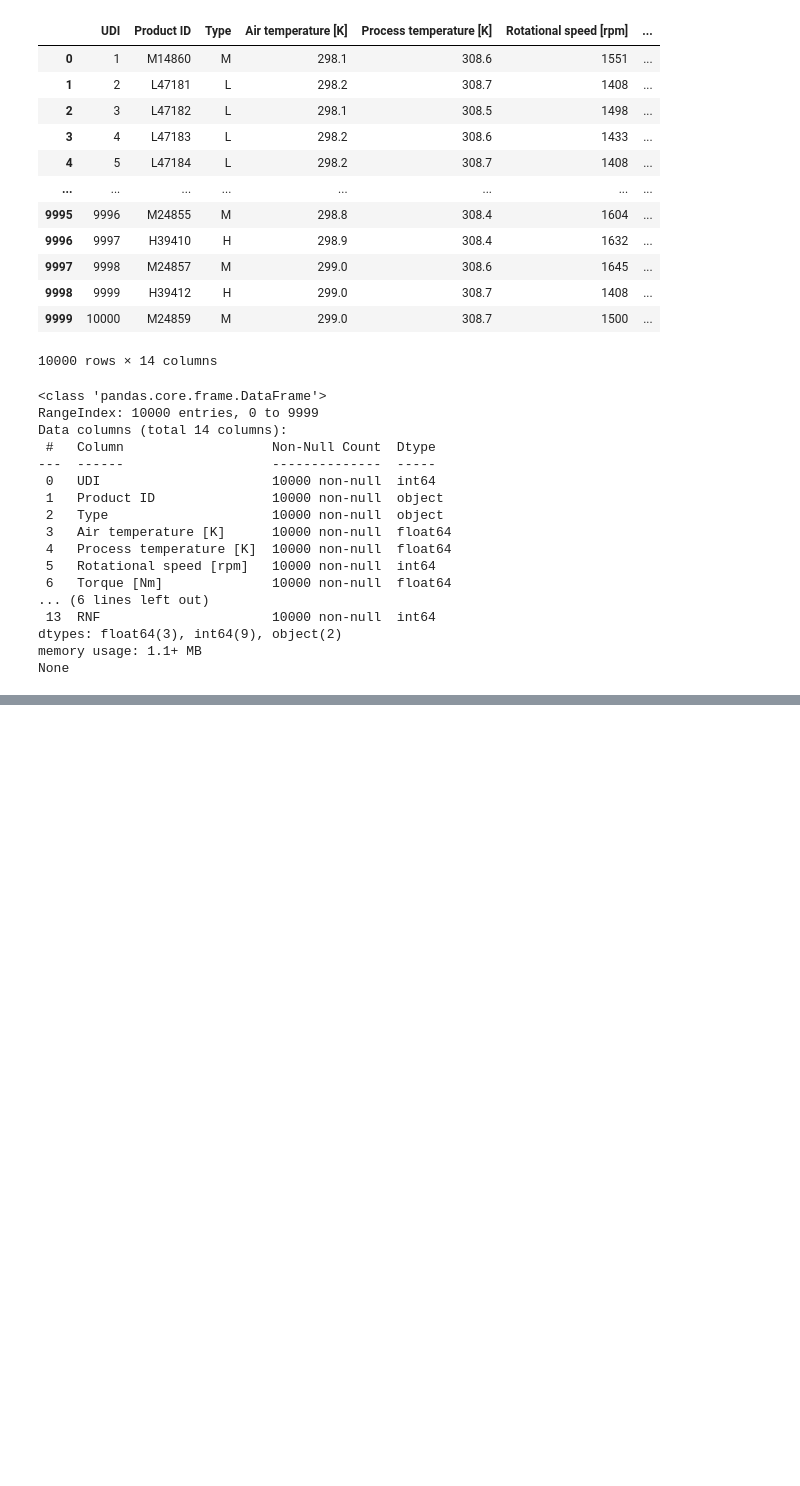
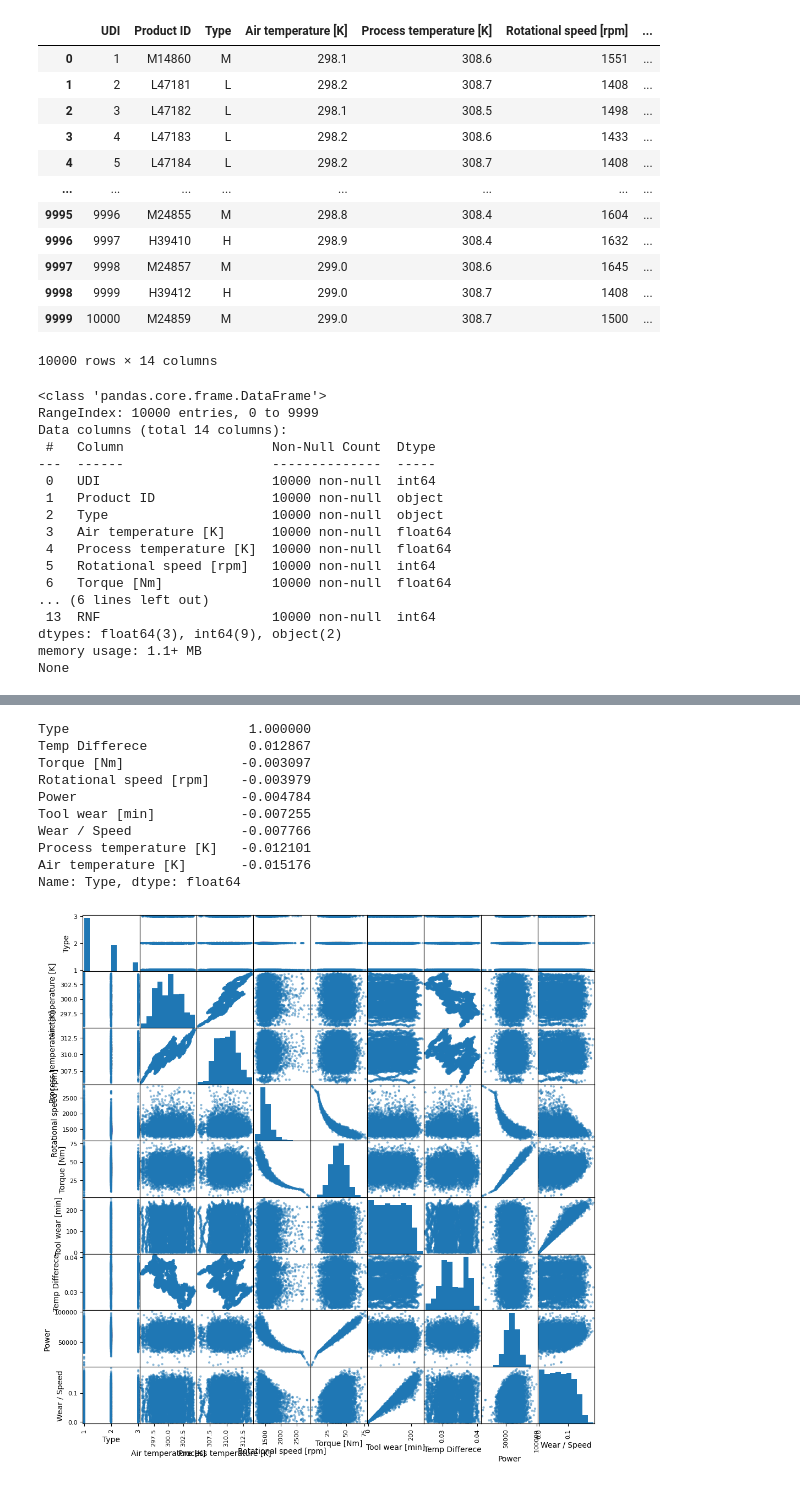
Before and after one commit to ViktorJungz/Applied-Machine-Learning-Exam, a Jupyter notebook: Main.ipynb, the cells around one changed output, grey strips where cells are left out. Drawn from its saved outputs; the diff is of its cells as text; code cells hidden in the pictures; blank space fills up the shorter version.

```diff
--- a/Main.ipynb
+++ b/Main.ipynb
@@ -79,24 +95,55 @@ Name: count, Length: 10000, dtype: int64
 # %%
 #################################
 ##         PREPARE DATA        ##
 #################################
 # 1. Handle missing or zero values
 df = df.dropna()
 
 # 2. Separate features (X) and target variable (y)
 df['Type'] = df['Type'].map({'L': 1, 'M': 2, 'H': 3})
 X = df.drop(columns = ['UDI', 'Product ID','Machine failure', 'PWF', 'TWF', 'HDF', 'OSF','RNF'])
 Y = df['Machine failure']
 
+
+
+# -- Detour --
+machineFailure = X.copy()
+
+
+# New features to look at based on correlation
+machineFailure["Temp Differece"] = (machineFailure["Process temperature [K]"] - machineFailure["Air temperature [K]"])/machineFailure["Air temperature [K]"]
+machineFailure["Power"] = machineFailure["Torque [Nm]"] * machineFailure["Rotational speed [rpm]"]
+machineFailure["Wear / Speed"] = machineFailure["Tool wear [min]"] / machineFailure["Rotational speed [rpm]"]
+
+# Correlation matrix
+corrMatrix = machineFailure.corr()
+corr = corrMatrix["Type"].sort_values(ascending=False)
+print(corr)
+
+
+scatter_matrix(machineFailure, figsize=(12,12))
+
 # 3. Split the data
-x_train, x_test, y_train, y_test = train_test_split(X, Y, train_size=0.8, stratify=Y, random_state=42)
+x_train, x_test, y_train, y_test = train_test_split(machineFailure, Y, train_size=0.8, stratify=Y, random_state=42)
 
 # 4: Scale the features
 scaler = StandardScaler()
 
 # 5: Fit the scaler to the training data and transform both training and test sets
 x_train_scaled = scaler.fit_transform(x_train)  # Scale the training set
 x_test_scaled = scaler.transform(x_test)        # Scale the test set using the same scaler
+# %% [output]
+Type                       1.000000
+Temp Differece             0.012867
+Torque [Nm]               -0.003097
+Rotational speed [rpm]    -0.003979
+Power                     -0.004784
+Tool wear [min]           -0.007255
+Wear / Speed              -0.007766
+Process temperature [K]   -0.012101
+Air temperature [K]       -0.015176
+Name: Type, dtype: float64
+[figure, added]
 # %%
 ###################################
 ##         TRAIN LR MODEL        ##
```
Also changed, not shown: parts of 10 cells of this notebook.
